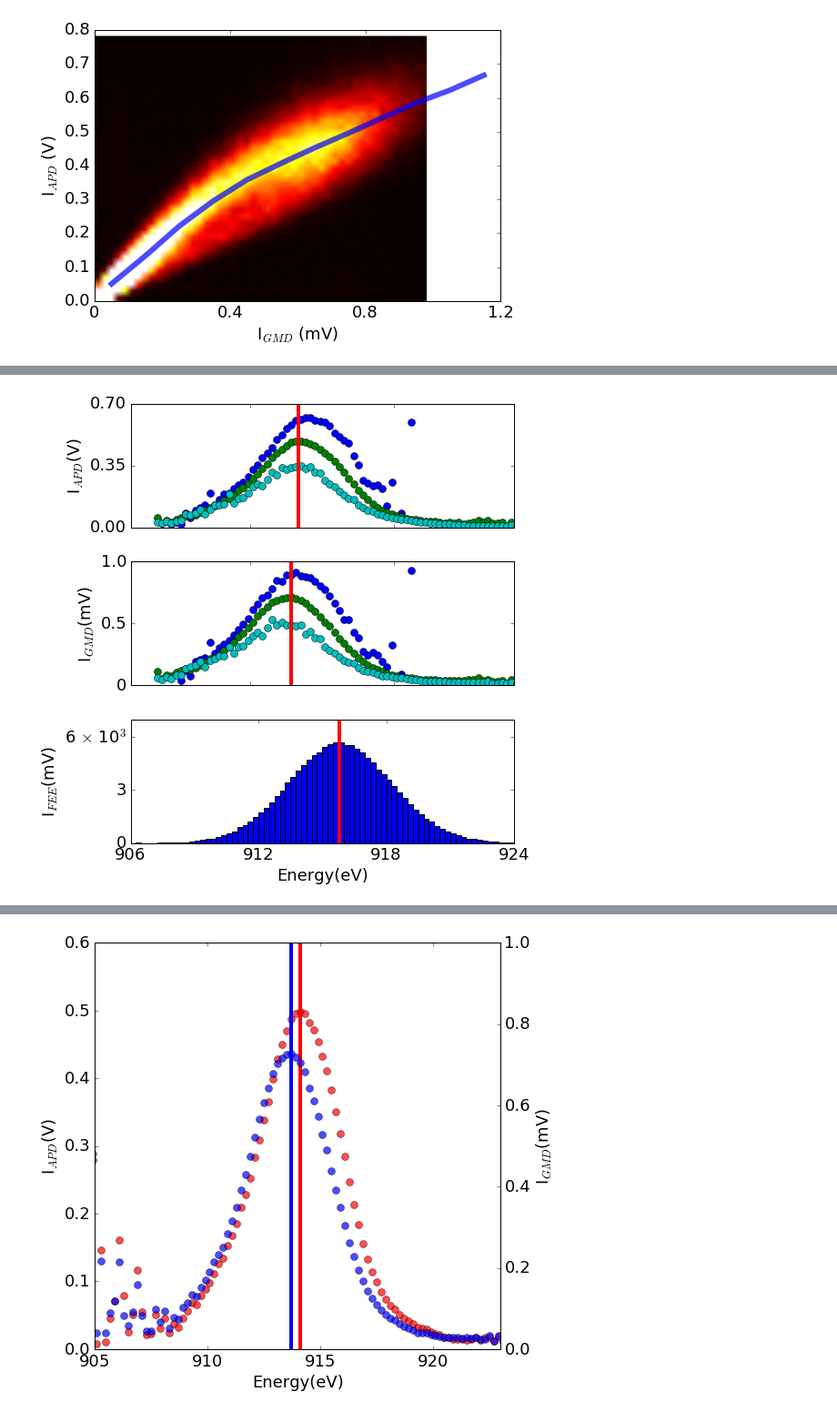
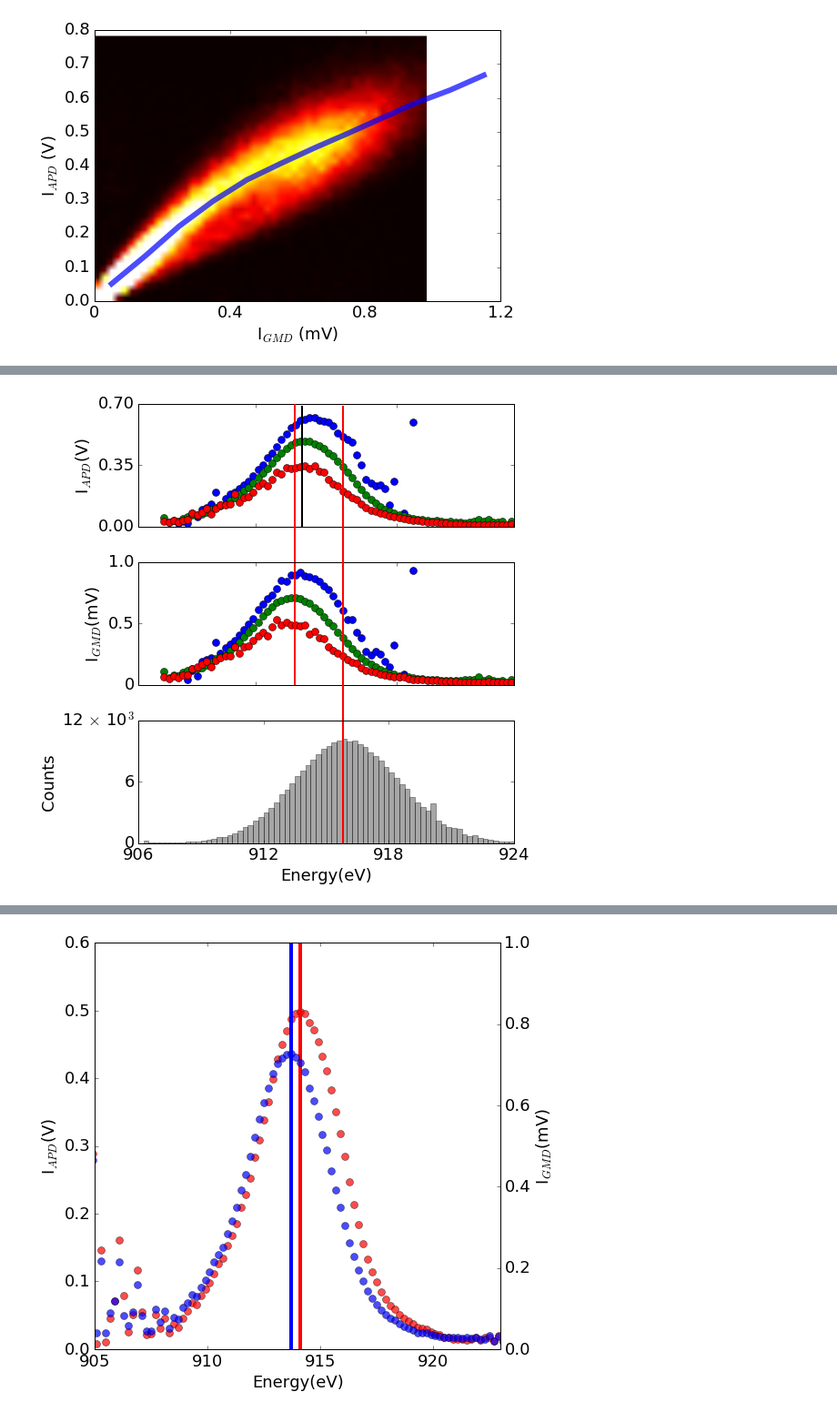
Before and after one commit to sioan/softXRayDataAndControls, a Jupyter notebook: experimentSpecificFiles/sxri0414/for_pub/regression_approach_run60.ipynb, the cells around one changed output, grey strips where cells are left out. Shown at 91% size. Saved outputs shown, nothing was run; the diff lists cells and outputs as text; code cells hidden in the pictures.

```diff
--- a/experimentSpecificFiles/sxri0414/for_pub/regression_approach_run60.ipynb
+++ b/experimentSpecificFiles/sxri0414/for_pub/regression_approach_run60.ipynb
@@ -18,7 +23,7 @@ from scipy.signal import savgol_filter
 # %%
 #default plot setting
-mpl.rcParams['axes.prop_cycle'] = cycler(color='bgcmyk')
-mpl.rcParams['figure.figsize'] = (8,8)
+mpl.rcParams['axes.prop_cycle'] = cycler(color='bgrcmyk')
+#mpl.rcParams['figure.figsize'] = (8,8)
 plt.rcParams['image.cmap'] = 'magma'
 #mpl.rcParams['text.usetex'] = True
 #mpl.rcParams['font.family'] = 'Arial'
@@ -227,5 +286,4 @@ show()
 # %%
-#fee weighted energy histogram
 f, axarr = plt.subplots(3, sharex=True)
 
 for i in [[.60,1],[.4,.56],[.0,.4]]:
@@ -236,41 +294,42 @@ for i in [[.60,1],[.4,.56],[.0,.4]]:
     axarr[1].plot(e_bins[:-1],I0vsFEE_average,'o',markersize=8,alpha = 1.0)
 
 energy_start_plot,energy_end_plot = 907,923
 
 #axarr[0].set_xlabel("Energy(eV)")
 axarr[0].set_ylabel("I$_{APD}$(V)")
 axarr[0].set_xlim(energy_start_plot,energy_end_plot)
-axarr[0].axvline(x=IvsE_moment,color='r',linewidth=4)
+#axarr[0].axvline(x=IvsE_moment,color='r',linewidth=4)
+axarr[0].axvline(x=IvsE_moment,color='k',linewidth=2,ymin=0,ymax=0.975,clip_on=False)
 axarr[0].set_yticks(arange(0,0.71,0.7/2))
 #axarr[0].set_yticklabels(["0","0.5","1.0"])
 
 #axarr[1].set_xlabel("Energy(eV)")
 axarr[1].set_ylabel("I$_{GMD}$(mV)")
 axarr[1].set_xlim(energy_start_plot,energy_end_plot)
-axarr[1].axvline(x=I0vsE_moment,color='r',linewidth=4)
+#axarr[1].axvline(x=I0vsE_moment,color='r',linewidth=4)
+axarr[1].axvline(x=I0vsE_moment,color='r',linewidth=2,ymin=0,ymax=2.275,clip_on=False)
 axarr[1].set_yticks(arange(0,0.0011,0.0005))
 axarr[1].set_yticklabels(["0","0.5","1.0"])
 
-axarr[2].hist(my_dict['ebeam/photon_energy'],bins= arange(905,925,.25),weights=nan_to_num(my_dict['gas_detector/f_21_ENRC']))
+axarr[2].hist(my_dict['ebeam/photon_energy'],bins= arange(905,925,.25),color='k',alpha=0.35)
 my_hist = histogram(my_dict['ebeam/photon_energy'],bins= arange(905,925,.25))
 #x_location = my_hist[1][argmax([my_hist[0]])]
 x_location = mean(my_dict['ebeam/photon_energy'])
-axarr[2].axvline(x=x_location,color='r',linewidth=4)
+#axarr[2].axvline(x=x_location,color='r',linewidth=4)
+axarr[2].axvline(x=x_location,color='r',linewidth=2,ymin=0,ymax=3.55,clip_on=False)
 
 axarr[2].set_xlabel("Energy(eV)")
-axarr[2].set_ylabel("I$_{FEE}$(mV)")
+axarr[2].set_ylabel("Counts")
 
-axarr[2].set_ylim(0,7e3)
 axarr[2].set_xlim(energy_start_plot,energy_end_plot)
 axarr[2].set_xticks(arange(906,925,6))
 axarr[2].set_xticklabels(["906","912","918","924"])
-axarr[2].set_yticks(arange(0,7100,3000))
-axarr[2].set_yticklabels(["0","3",r"6 $ \times $ 10$^3$"])
 
-#axarr[2].set_yticks(arange(0,12100,6000))
-#axarr[2].set_yticklabels(["0","3",r"6 $ \times $ 10$^4$"])
+
+axarr[2].set_yticks(arange(0,12100,6000))
+axarr[2].set_yticklabels(["0","6",r"12 $ \times $ 10$^3$"])
 f.tight_layout()
 
 show()
 # %% [output]
-[figure, old version]
+[figure, new version]
```
Also changed, not shown: parts of 27 cells of this notebook, 5 other files.
